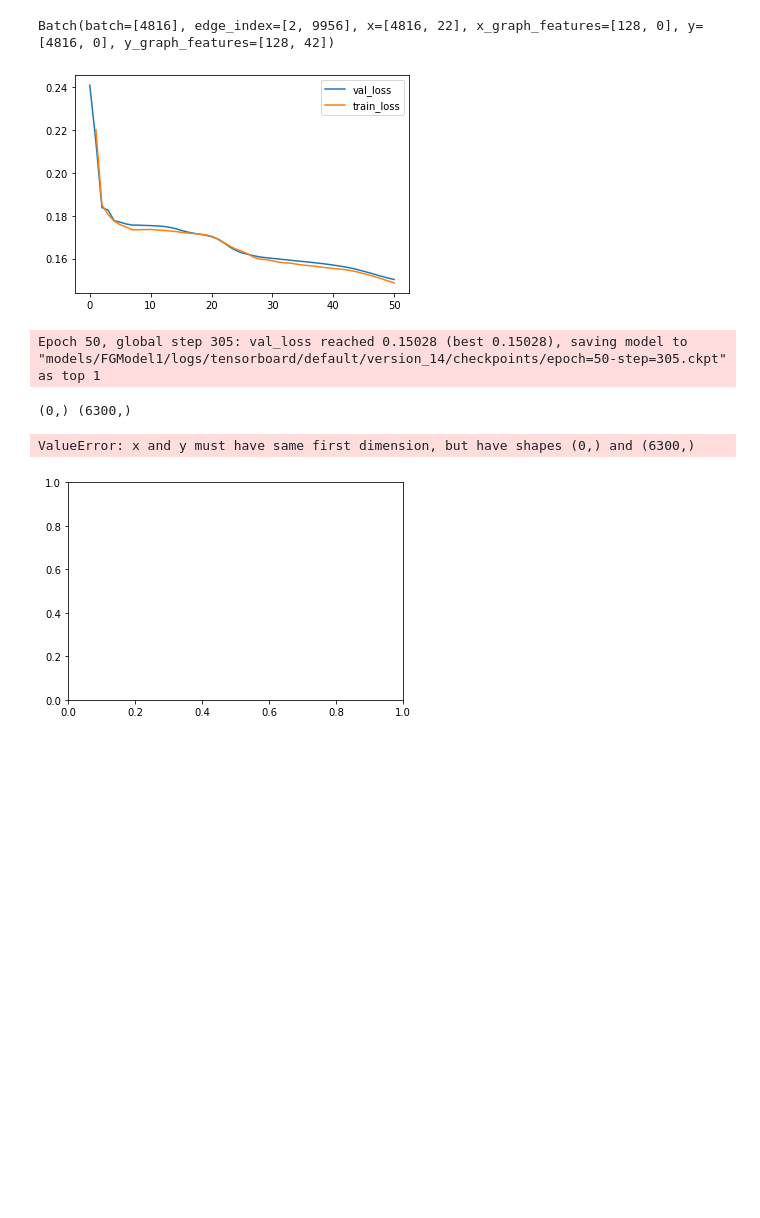
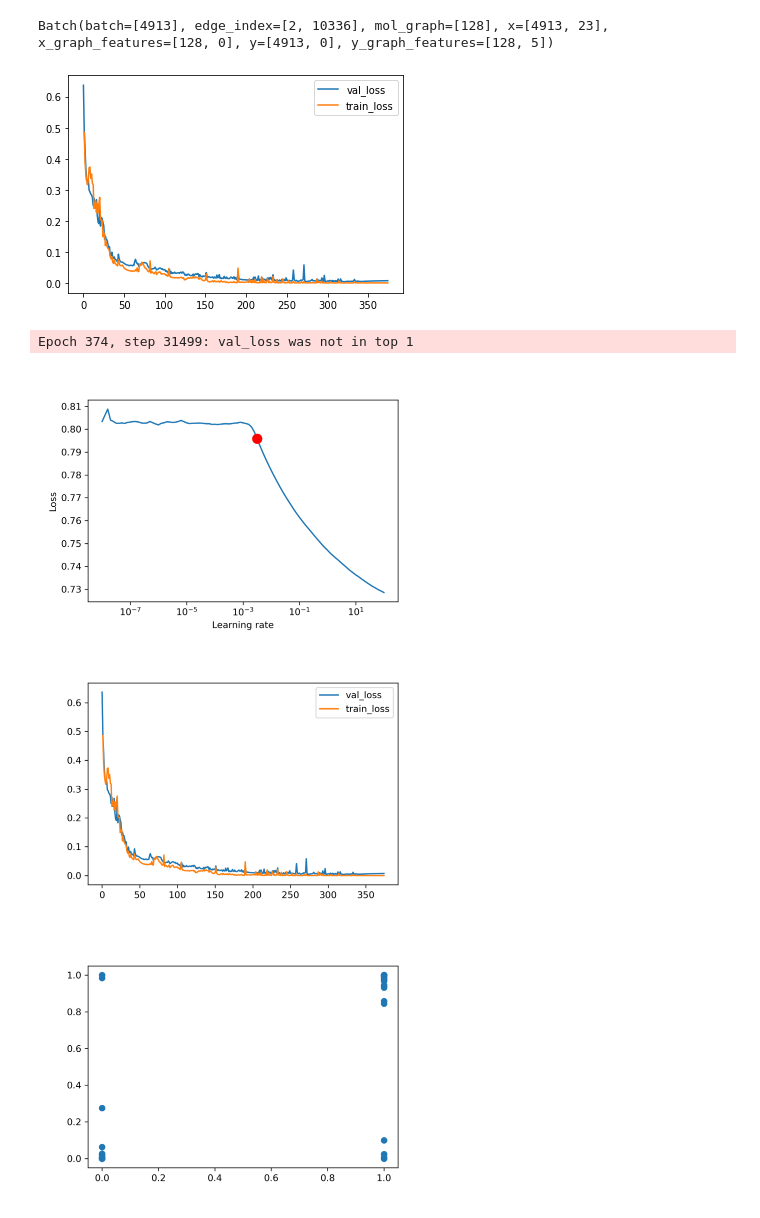
Before and after one commit to JulianKimmig/molNet, a Jupyter notebook: dev/black_box/notebooks/predicting_func.ipynb, the cells around one changed output. Cells and saved outputs as stored; diff of their text form; code cells hidden in the pictures; blank space fills up the shorter version.

```diff
--- a/dev/black_box/notebooks/predicting_func.ipynb
+++ b/dev/black_box/notebooks/predicting_func.ipynb
@@ -25,6 +74,5 @@ dataset["y"]=yar
 # %%
-dataset["rd_mol"]=dataset["smiles"].apply(bg.MolFromSmiles)
-c_mp_atom_symbol_featurizer = atom_symbol_one_hot_from_set(dataset["rd_mol"],only_mass=True)
+c_mp_atom_symbol_featurizer = atom_symbol_one_hot_from_set(dataset["molNet_mol"],only_mass=True)
 
 
 featurizer = FeaturizerList([
@@ -49,0 +159,2 @@ loader_FGModel1 = PytorchGeomMolDfLoader(dataset,
+# %%
+dataset = pd.concat([dataset,dataset.loc[copy_idx]]).reset_index(drop=True)
@@ -50,13 +174,12 @@ loader_FGModel1 = PytorchGeomMolDfLoader(dataset,
 # %%
-loader_FGModel1.setup()
 for d in loader_FGModel1.test_dataloader():
-    print(d)
+    display(d)
     break
 # %% [output]
-Batch(batch=[4816], edge_index=[2, 9956], x=[4816, 22], x_graph_features=[128, 0], y=[4816, 0], y_graph_features=[128, 42])
+Batch(batch=[4913], edge_index=[2, 10336], mol_graph=[128], x=[4913, 23], x_graph_features=[128, 0], y=[4913, 0], y_graph_features=[128, 5])
 # %%
 class FGModel1(pl.LightningModule):
-    def __init__(self,in_size,out_size,name="none",n_chem_layer=6,chem_layer_feats_out=40,chem_layer_gc_out=30,chem_layer_net_sizes=10,chem_layer_net_count=2,
+    def __init__(self,in_size,out_size,name="none",n_chem_layer=6,chem_layer_feats_out=40,chem_layer_gc_out=30,chem_layer_net_sizes=-1,chem_layer_net_count=2,
                  collector_net_depth=3,collector_net_depth_red_fac=2,lr=1e-3,poolings=["pool_wsum"]):
         super().__init__()
         self.save_hyperparameters()
@@ -64,10 +187,10 @@ class FGModel1(pl.LightningModule):
         #print(self.hparams)
 
         chem_layer=[
-            bg.ChemGCLayer(in_size,[chem_layer_net_sizes]*chem_layer_net_count,chem_layer_gc_out,chem_layer_feats_out,bias=False)
+            bg.ChemGCLayer(in_size,[chem_layer_net_sizes if chem_layer_net_sizes >=0 else in_size]*chem_layer_net_count,chem_layer_gc_out,chem_layer_feats_out,bias=False,linear_activation=torch.nn.ELU(),concat_input=True)
         ]
         for n in range(n_chem_layer-1):
-            chem_layer.append(bg.ChemGCLayer(chem_layer_feats_out,[chem_layer_net_sizes]*chem_layer_net_count,chem_layer_gc_out,chem_layer_feats_out,bias=False))
+            chem_layer.append(bg.ChemGCLayer(chem_layer[-1].feats_out,[chem_layer_net_sizes if chem_layer_net_sizes >=0 else chem_layer[-1].feats_out]*chem_layer_net_count,chem_layer_gc_out,chem_layer_feats_out,bias=False,linear_activation=torch.nn.ELU(),concat_input=True))
 
         self.chem_layer=torch.nn.Sequential(*chem_layer)
 
@@ -100,12 +223,12 @@ class FGModel1(pl.LightningModule):
 
         collector_net = [
             torch.nn.Linear(len(self.pooling)*self.chem_layer[-1].feats_out,max(1,int(len(self.pooling)*self.chem_layer[-1].feats_out/collector_net_depth_red_fac))),
-            torch.nn.ReLU()
+            torch.nn.ELU()
         ]
 
         for i in range(collector_net_depth-1):
             collector_net.append(torch.nn.Linear(collector_net[-2].out_features,max(1,int(collector_net[-2].out_features/collector_net_depth_red_fac))))
-            collector_net.append(torch.nn.ReLU())
+            collector_net.append(torch.nn.ELU())
         collector_net.append(torch.nn.Linear(collector_net[-2].out_features,out_size))
 
         collector_net.append(torch.nn.Sigmoid())
@@ -113,7 +236,7 @@ class FGModel1(pl.LightningModule):
 
 
 
-        self.lossf=torch.nn.MSELoss()#torch.nn.BCEWithLogitsLoss()#
+        self.lossf=torch.nn.BCELoss()#torch.nn.MSELoss()#torch.nn.BCEWithLogitsLoss()#
 
     def unpacked_forward(self, feats, edges, batch,graph_features):
         feats,_,_ = self.chem_layer((feats, edges, batch))
@@ -155,33 +278,35 @@ model_FGModel1 = FGModel1(in_size=len(featurizer),out_size=yar[0].size)
 model_FGModel1 = FGModel1(in_size=len(featurizer),
                           out_size=yar[0].size,
                               n_chem_layer = 3,
-                              chem_layer_feats_out=25,
-                              chem_layer_gc_out=20,
-                              chem_layer_net_sizes=8,
-                              chem_layer_net_count=1,
-                              collector_net_depth=3,
-                              collector_net_depth_red_fac=1,
+                              chem_layer_feats_out=64,
+                              chem_layer_gc_out=32,
+                              chem_layer_net_sizes=-1,#len(featurizer),
+                              chem_layer_net_count=2,
+                              collector_net_depth=5,
+                              collector_net_depth_red_fac=1.2,
                               poolings=["pool_min","pool_max","pool_mean","pool_nwsum"],
-                              lr=0.001,
+                              lr=0.0001,
                              )
 # %%
+#model_FGModel1.lr=0.001
 model_FGModel1,data_FGModel1 = bg.default_model_run(
         "FGModel1",
         model_FGModel1,
         loader_FGModel1,
-                      force_run=True,
+                      force_run=REMODEL,
                       #force_test_data_reload=True,
                     #min_epochs=200,
                     early_stopping=True,
-                    max_epochs=250,
-                    early_stopping_delta=1,
+                    max_epochs=10000 ,
+                    early_stopping_delta=0.001,
                    detect_lr=False,
-                    early_stop_patience=50,
+                    early_stop_patience=100,
+                    categories=ys,
 
     )
 # %% [output]
-[figure, old version]
+[figure, new version]
-Epoch 50, global step 305: val_loss reached 0.15028 (best 0.15028), saving model to "models/FGModel1/logs/tensorboard/default/version_14/checkpoints/epoch=50-step=305.ckpt" as top 1
+Epoch 374, step 31499: val_loss was not in top 1
-(0,) (6300,)
-ValueError: x and y must have same first dimension, but have shapes (0,) and (6300,)
-[figure, old version]
+[figure, new version]
+[figure, added]
+[figure, added]
```
Also changed, not shown: parts of 29 cells of this notebook, 12 other files.
